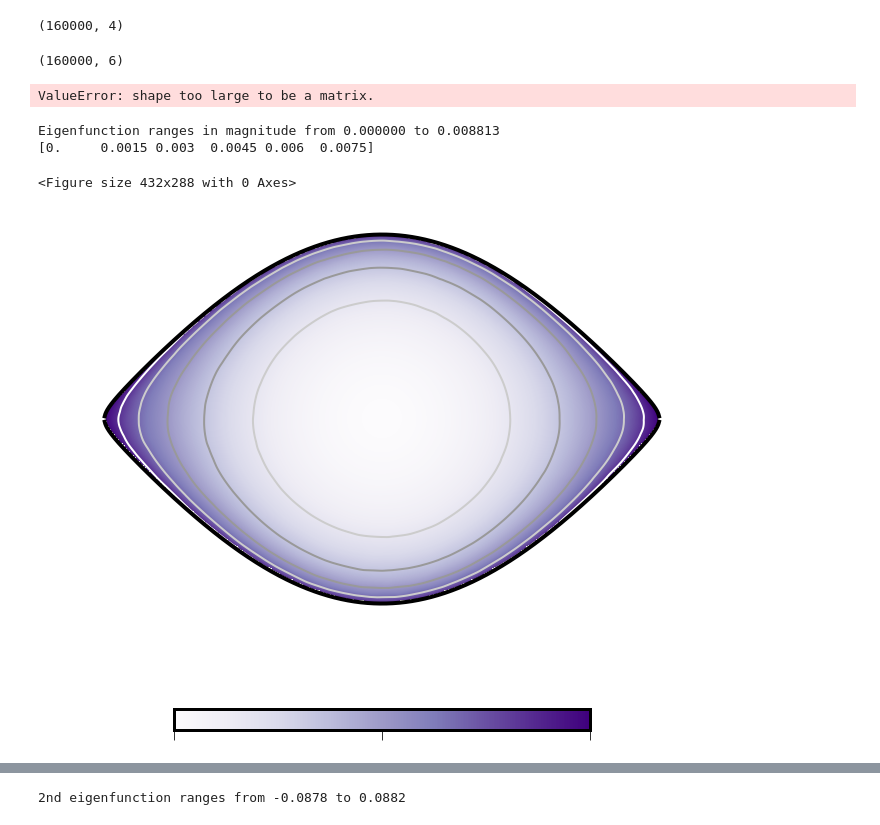
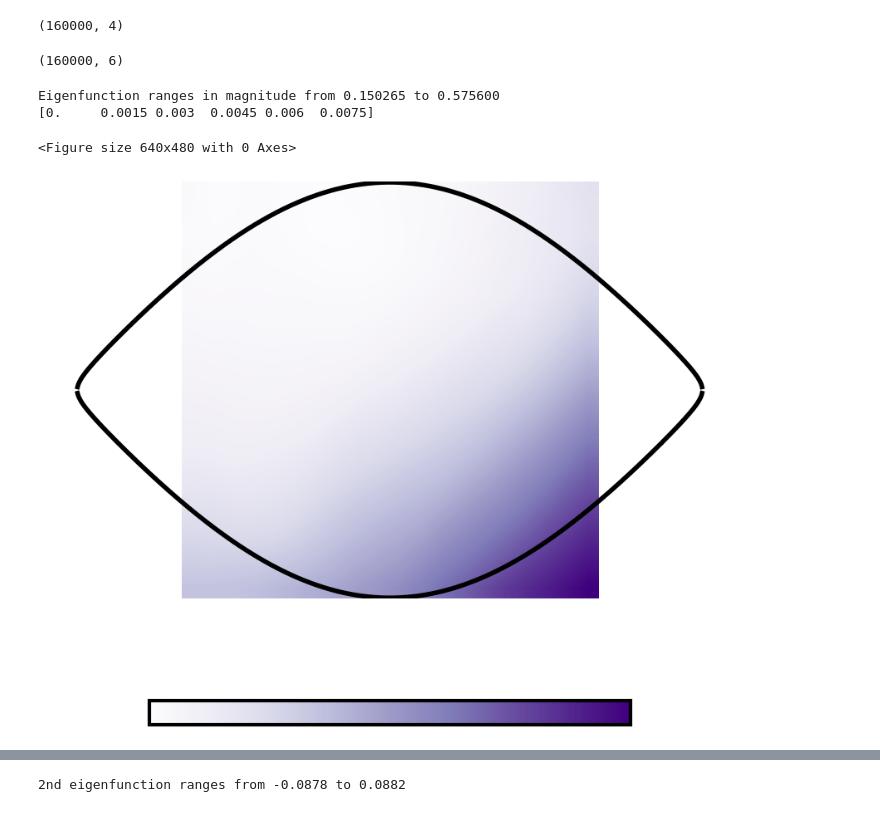
Before and after one commit to lukemclennan/DeepKoopman, a Jupyter notebook: postprocessing/BestModel-Lorenz96.ipynb, the cells around one changed output, grey strips where cells are left out. Saved outputs shown, nothing was run; the diff lists cells and outputs as text; code cells hidden in the pictures.

Commit message:
Add VisualizeLorenz96

```diff
--- a/postprocessing/BestModel-Lorenz96.ipynb
+++ b/postprocessing/BestModel-Lorenz96.ipynb
@@ -358,6 +358,7 @@ print(grid.shape)
 grid_yk, grid_ykplus1, grid_ykplus2, grid_ykplus3, grid_xk_recon, grid_xkplus1, grid_xkplus2, grid_xkplus3 = n.ApplyKoopmanNetOmegas(grid, W, b, params['delta_t'], params['num_real'], params['num_complex_pairs'], params['num_encoder_weights'], params['num_omega_weights'], params['num_decoder_weights'])
 # %%
 print(grid_yk.shape)
+grid_yk = np.array(grid_yk)
 grid_reshaped0 = grid_yk[:,0].reshape((meshsize, meshsize, meshsize, meshsize))
 grid_reshaped1 = grid_yk[:,1].reshape((meshsize, meshsize, meshsize, meshsize))
 grid_reshaped2 = grid_yk[:,2].reshape((meshsize, meshsize, meshsize, meshsize))
@@ -366,7 +367,6 @@ grid_reshaped4 = grid_yk[:,4].reshape((meshsize, meshsize, meshsize, meshsize))
 grid_reshaped5 = grid_yk[:,5].reshape((meshsize, meshsize, meshsize, meshsize))
 # %% [output]
 (160000, 6)
-ValueError: shape too large to be a matrix.
 # %%
 # Potential function for the pendulum (for plotting purposes)
 def potential(x,y):
@@ -389,18 +389,18 @@ outline_y2 = -np.sqrt(2*.99 + 2*np.cos(outline_x))
 # %%
 # Figure 5
 # calculate the magnitude (coloring in this figure)
-efn_magnitude = np.square(grid_reshaped0) + np.square(grid_reshaped1)
+efn_magnitude = np.square(grid_reshaped0) + np.square(grid_reshaped1) + np.square(grid_reshaped2) + np.square(grid_reshaped3)
 print('Eigenfunction ranges in magnitude from %.6f to %.6f' % (np.nanmin(efn_magnitude), np.nanmax(efn_magnitude)))
 
-n.EigenfunctionPlot('Purples', efn_magnitude, outline_x, outline_y1,
-                    outline_x, outline_y2, X, Y,
+n.EigenfunctionPlot('Purples', efn_magnitude[:,:,0,0], outline_x, outline_y1,
+                    outline_x, outline_y2, A, B,
                     filename='MagnitudeEigenfunction.png', cbFlag=True,
                     levels = np.arange(0, .009, .0015), cbTicks = [0, 0.0044, .0088])
 # %% [output]
-Eigenfunction ranges in magnitude from 0.000000 to 0.008813
+Eigenfunction ranges in magnitude from 0.150265 to 0.575600
 [0.     0.0015 0.003  0.0045 0.006  0.0075]
-<Figure size 432x288 with 0 Axes>
+<Figure size 640x480 with 0 Axes>
-[figure, old version]
+[figure, new version]
 # %%
 # Figure 5
 # calculate the phase (coloring in this figure)
```
Also changed, not shown: parts of 4 cells of this notebook, 4 other files.
